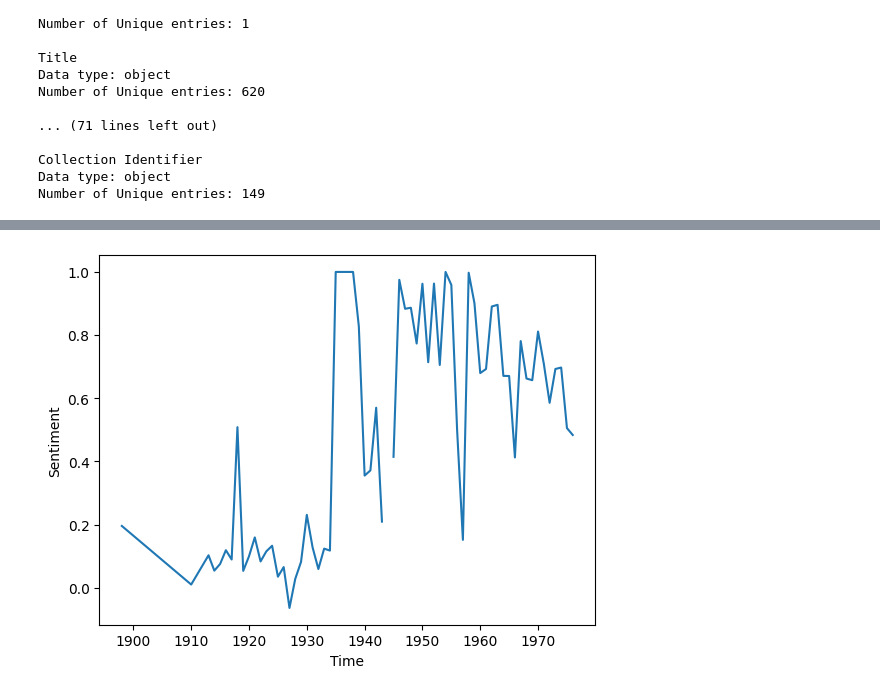
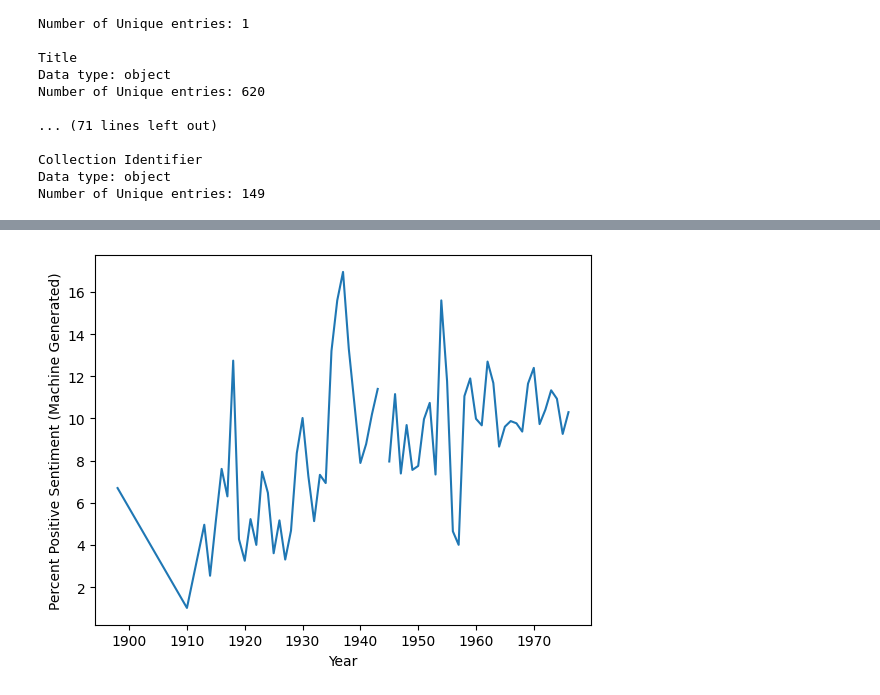
Before and after one commit to monica-marion/I501workshop, a Jupyter notebook: Workshop_part1.ipynb, the cells around one changed output, grey strips where cells are left out. Cells and saved outputs as stored; diff of their text form; code cells hidden in the pictures.

```diff
--- a/Workshop_part1.ipynb
+++ b/Workshop_part1.ipynb
@@ -74,25 +232,25 @@ sorted_items_desc[:4]
 # %%
 ##plot the relationship between two variables
-#clean up the dates column to get a single year
+# x variable will be time
+# we can choose a y-variable from any of the numeric columns:
+y_var = 'Percent Positive Sentiment (Machine Generated)'
+
+#clean up the dates column, by taking the first year in the entry
 cybernetics_data['year'] = cybernetics_data['Date'].str.split('-|\|\|').str.get(0)
 cybernetics_data['year'] = cybernetics_data['year'].str.replace(r'[^0-9]', '', regex=True)
 
-# 2. Group by 'Year' and calculate the mean of 'Value'
-average_by_year = cybernetics_data.groupby('year')['Overall Sentiment (Machine Generated)'].mean().reset_index()
-
-# x = pd.to_numeric(cybernetics_data['year'])
-# y = cybernetics_data['Overall Sentiment (Machine Generated)']
-# Create a line plot
+# Group by year and calculate the mean of your chosen variable for that year
+average_by_year = cybernetics_data.groupby('year')[y_var].mean().reset_index()
 
 x = pd.to_numeric(average_by_year['year'])
-y = average_by_year['Overall Sentiment (Machine Generated)']
+y = average_by_year[y_var]
 plt.plot(x, y)
 
 # Add labels and a title
-plt.xlabel("Time")
-plt.ylabel("Sentiment")
+plt.xlabel("Year")
+plt.ylabel(y_var)
 
 # Display the plot
 plt.show()
 # %% [output]
-[figure, old version]
+[figure, new version]
```
Also changed, not shown: parts of 20 cells of this notebook, 2 other files.
